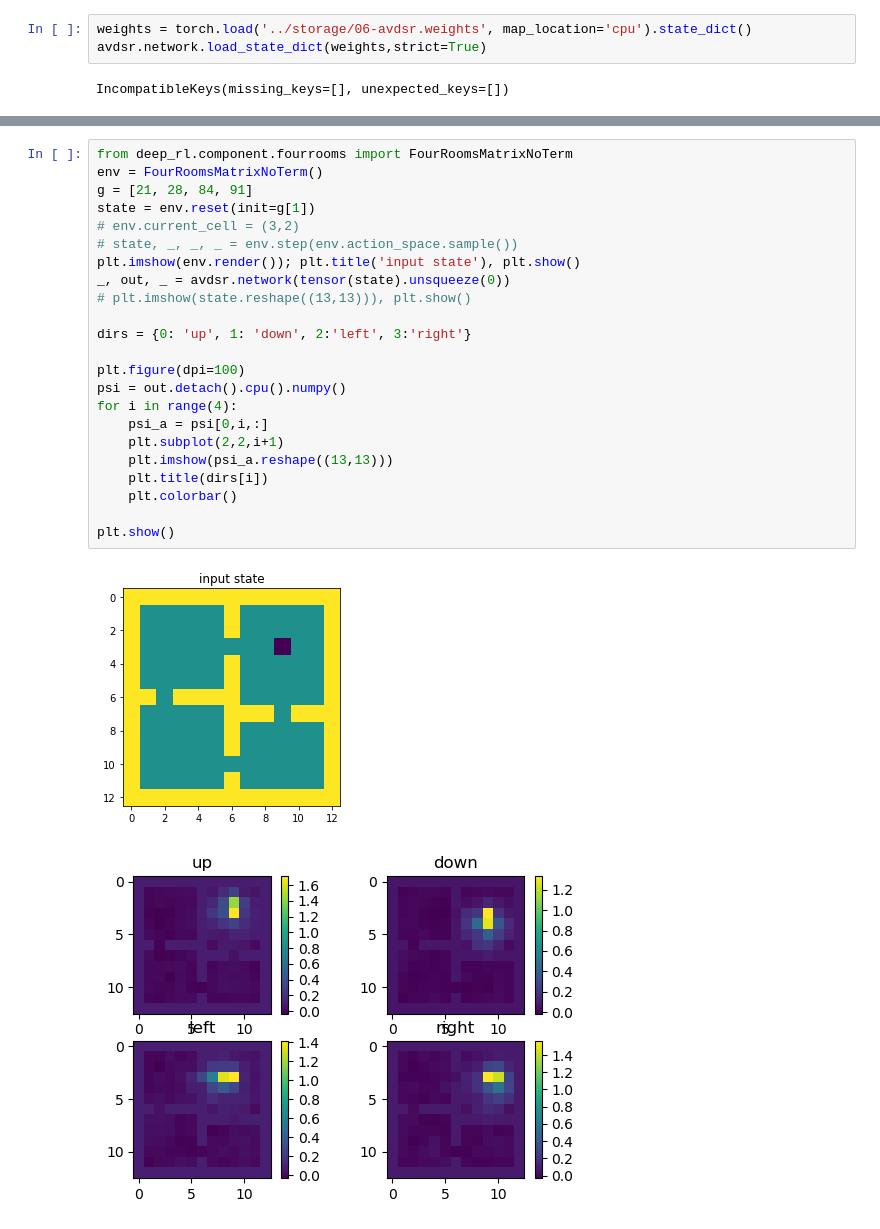
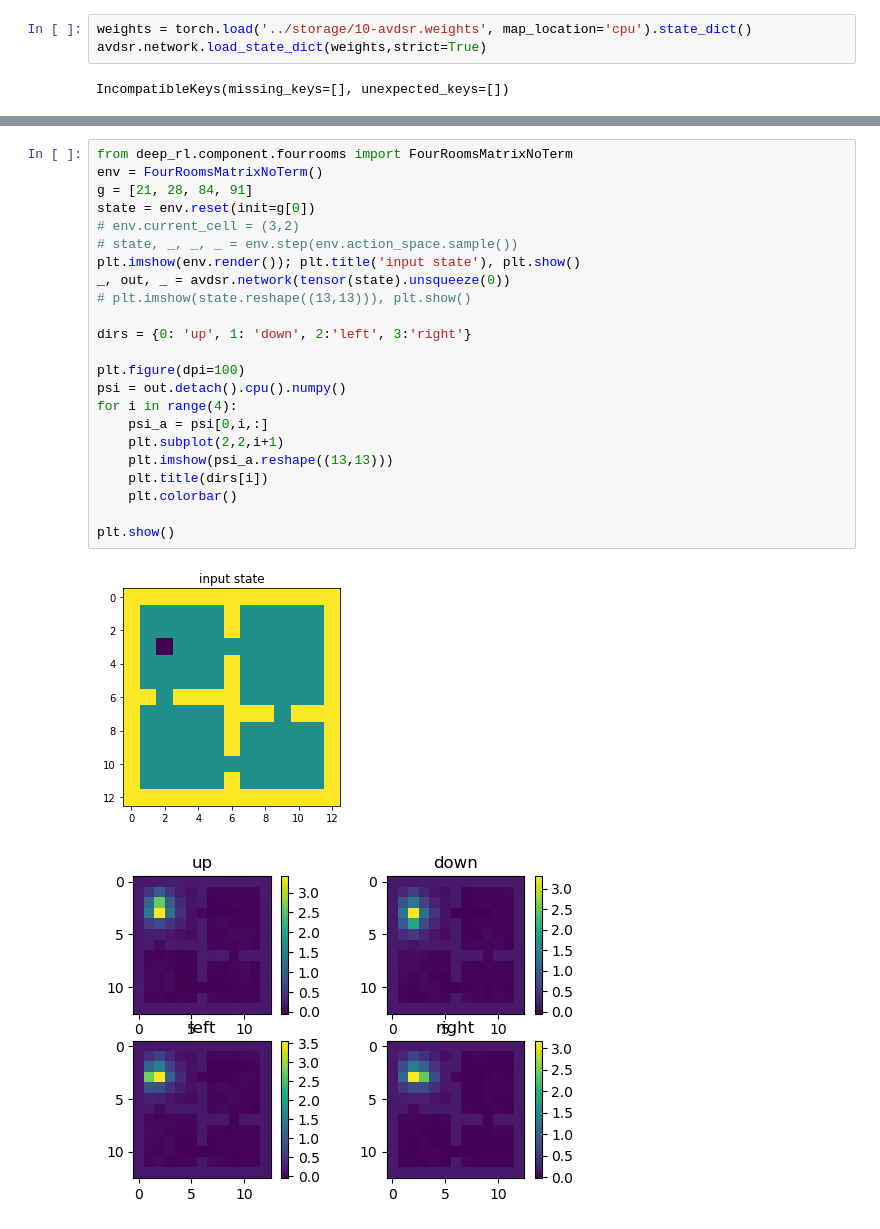
Before and after one commit to psurya1994/successor-feature-representations, a Jupyter notebook: notebooks/11-visualize-apsf.ipynb, the cells around one changed output, grey strips where cells are left out. Drawn from its saved outputs; the diff is of its cells as text.

```diff
--- a/notebooks/11-visualize-apsf.ipynb
+++ b/notebooks/11-visualize-apsf.ipynb
@@ -60,7 +60,7 @@ def avdsr_feature(**kwargs):
 # %%
 avdsr = avdsr_feature(game='FourRoomsMatrixNoTerm', agents=[], choice=0)
 # %%
-weights = torch.load('../storage/06-avdsr.weights', map_location='cpu').state_dict()
+weights = torch.load('../storage/10-avdsr.weights', map_location='cpu').state_dict()
 avdsr.network.load_state_dict(weights,strict=True)
 # %% [output]
 IncompatibleKeys(missing_keys=[], unexpected_keys=[])
@@ -78,29 +78,29 @@ plt.show()
 # %%
 from deep_rl.component.fourrooms import FourRoomsMatrixNoTerm
 env = FourRoomsMatrixNoTerm()
 g = [21, 28, 84, 91]
-state = env.reset(init=g[1])
+state = env.reset(init=g[0])
 # env.current_cell = (3,2)
 # state, _, _, _ = env.step(env.action_space.sample())
 plt.imshow(env.render()); plt.title('input state'), plt.show()
 _, out, _ = avdsr.network(tensor(state).unsqueeze(0))
 # plt.imshow(state.reshape((13,13))), plt.show()
 
 dirs = {0: 'up', 1: 'down', 2:'left', 3:'right'}
 
 plt.figure(dpi=100)
 psi = out.detach().cpu().numpy()
 for i in range(4):
     psi_a = psi[0,i,:]
     plt.subplot(2,2,i+1)
     plt.imshow(psi_a.reshape((13,13)))
     plt.title(dirs[i])
     plt.colorbar()
 
 plt.show()
 # %% [output]
-[figure, old version]
+[figure, new version]
-[figure, old version]
+[figure, new version]
 # %%
 state
 # %% [output]
```
Also changed, not shown: parts of 3 cells of this notebook, 5 other files.
